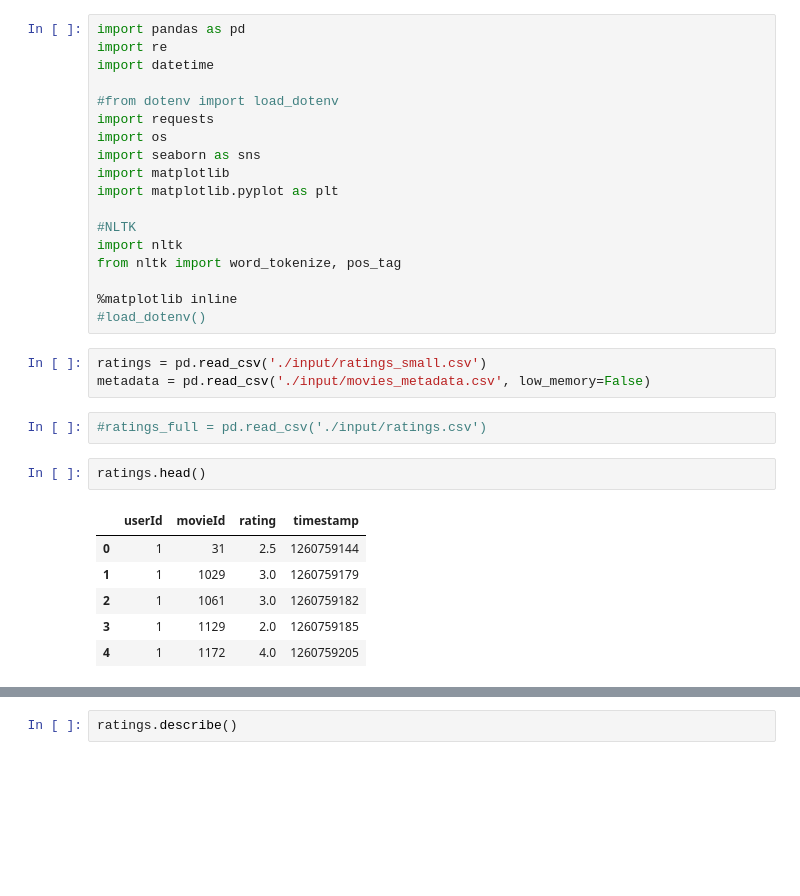
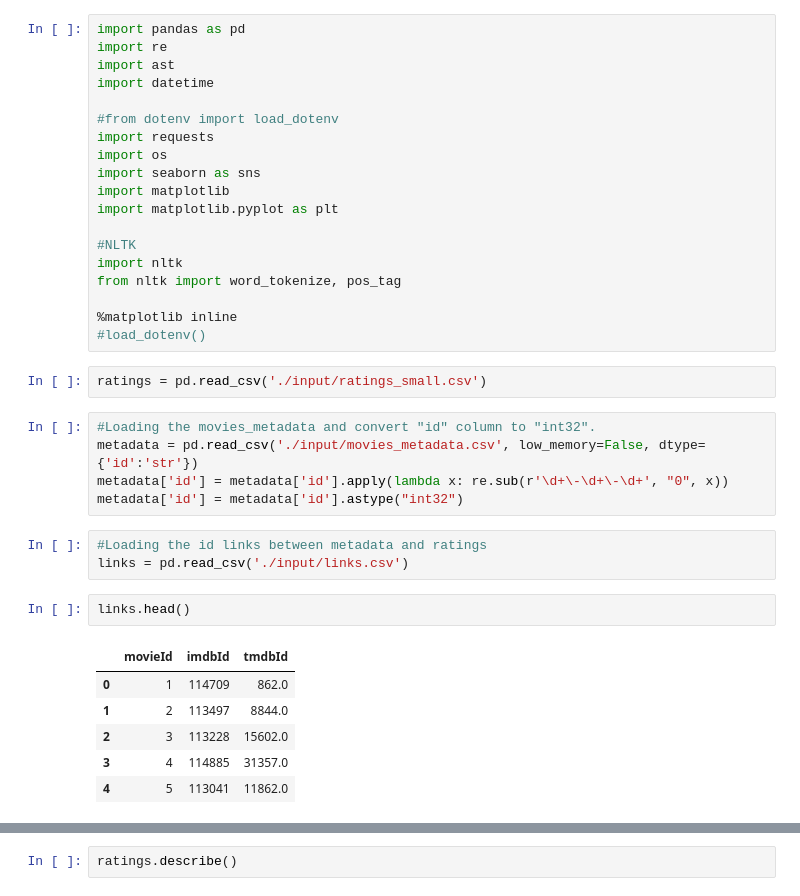
Before and after one commit to castares/movie-recommender, a Jupyter notebook: tests_dataset_analysis.ipynb, the cells around one changed output, grey strips where cells are left out. Saved outputs shown, nothing was run; the diff lists cells and outputs as text; blank space fills up the shorter version.

```diff
--- a/tests_dataset_analysis.ipynb
+++ b/tests_dataset_analysis.ipynb
@@ -1,6 +1,7 @@
 # %%
 import pandas as pd
 import re
+import ast
 import datetime
 
 #from dotenv import load_dotenv
@@ -18,15 +19,20 @@ from nltk import word_tokenize, pos_tag
 #load_dotenv()
 # %%
 ratings = pd.read_csv('./input/ratings_small.csv')
-metadata = pd.read_csv('./input/movies_metadata.csv', low_memory=False)
+# %%
+#Loading the movies_metadata and convert "id" column to "int32".
+metadata = pd.read_csv('./input/movies_metadata.csv', low_memory=False, dtype={'id':'str'})
+metadata['id'] = metadata['id'].apply(lambda x: re.sub(r'\d+\-\d+\-\d+', "0", x))
+metadata['id'] = metadata['id'].astype("int32")
 # %%
-#ratings_full = pd.read_csv('./input/ratings.csv')
+#Loading the id links between metadata and ratings
+links = pd.read_csv('./input/links.csv')
 # %%
-ratings.head()
+links.head()
 # %% [output]
-|  | userId | movieId | rating | timestamp |
-| 0 | 1 | 31 | 2.5 | 1260759144 |
-| 1 | 1 | 1029 | 3.0 | 1260759179 |
-| 2 | 1 | 1061 | 3.0 | 1260759182 |
-| 3 | 1 | 1129 | 2.0 | 1260759185 |
-| 4 | 1 | 1172 | 4.0 | 1260759205 |
+|  | movieId | imdbId | tmdbId |
+| 0 | 1 | 114709 | 862.0 |
+| 1 | 2 | 113497 | 8844.0 |
+| 2 | 3 | 113228 | 15602.0 |
+| 3 | 4 | 114885 | 31357.0 |
+| 4 | 5 | 113041 | 11862.0 |
```
Also changed, not shown: parts of 22 cells of this notebook, 2 other files.
